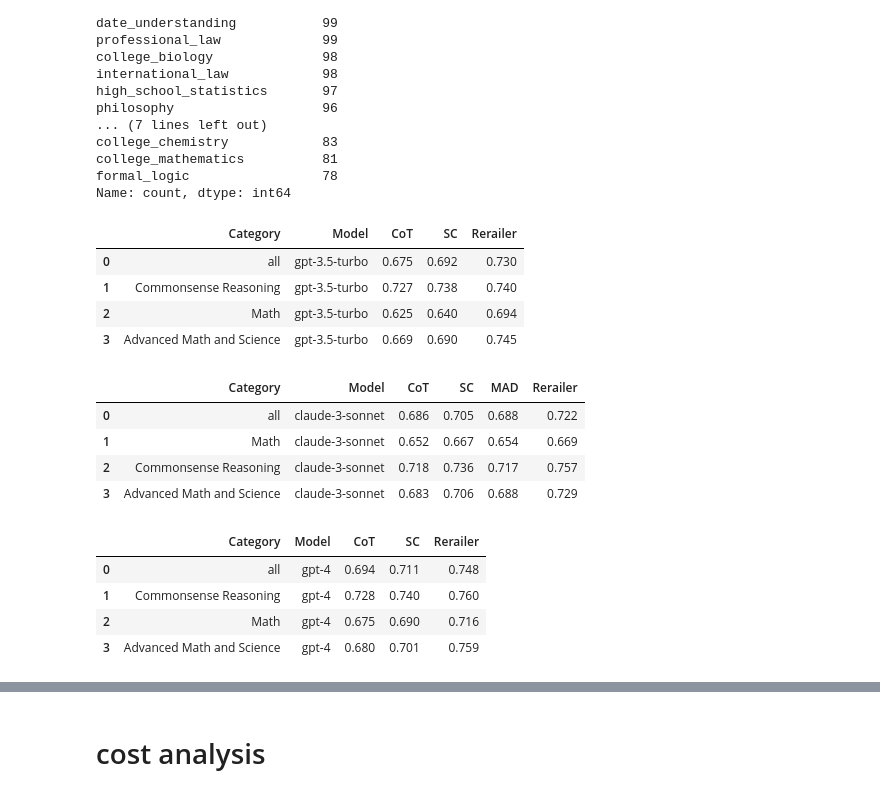
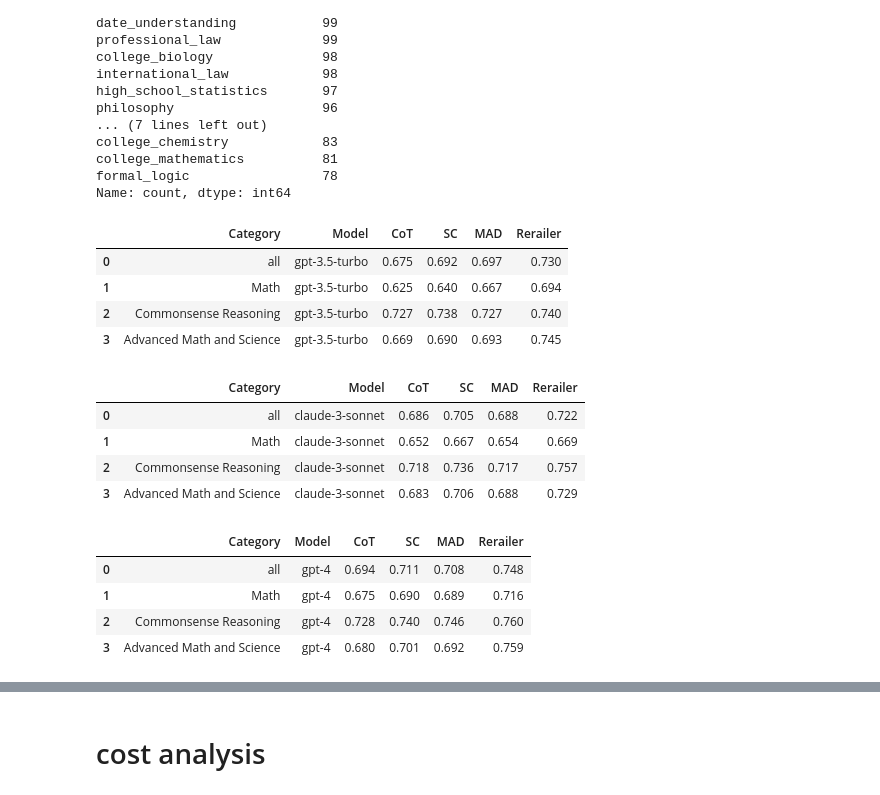
Before and after one commit to wan19990901/CoT_rerailer, a Jupyter notebook: src/Evaluation.ipynb, the cells around one changed output, grey strips where cells are left out. Cells and saved outputs as stored; diff of their text form; code cells hidden in the pictures.

```diff
--- a/src/Evaluation.ipynb
+++ b/src/Evaluation.ipynb
@@ -2,6 +2,11 @@
 import pandas as pd
 import os
 # %%
+def modify_float(num):
+    try:
+        return str(round(float(num),1))
+    except:
+        return num
 def compute_results(df):
     correctness = 0
     sc_correctness = 0
@@ -13,7 +18,7 @@ def compute_results(df):
         output_answer = row['Cot_random_answer'].lower()
         sc_answer = row['Smv_Answer'].lower()
         # judge_answer = row['Output_Answer'].lower()
-        mad_answer = row['MAD_Answer'].lower()
+        mad_answer = modify_float(row['MAD_Answer']).lower()
         rerailer_ans = row['Corrected COT Answer'].lower()
         if correct_ans == output_answer[0]:
             correctness += 1
@@ -81,23 +86,23 @@ df_4['Big_Category'] = df_4['Category'].map(reverse_mapping)
 # %%
 results_li = []
 result = compute_results(df_3)
 result['Model'] = 'gpt-3.5-turbo'
 result['Category'] = 'all'
 results_li.append(pd.DataFrame(result, index=[0]))
 for cate in set(df_3.Big_Category.tolist()):
     df_temp = df_3[df_3['Big_Category']==cate]
     result = compute_results(df_temp)
     result['Model'] = 'gpt-3.5-turbo'
     result['Category'] = cate
     results_li.append(pd.DataFrame(result, index=[0]))
-df_result_3 = pd.concat(results_li,ignore_index=True)[['Category','Model','CoT','SC','Rerailer']]
+df_result_3 = pd.concat(results_li,ignore_index=True)[['Category','Model','CoT','SC','MAD','Rerailer']]
 df_result_3
 # %% [output]
-|  | Category | Model | CoT | SC | Rerailer |
-| 0 | all | gpt-3.5-turbo | 0.675 | 0.692 | 0.730 |
-| 1 | Commonsense Reasoning | gpt-3.5-turbo | 0.727 | 0.738 | 0.740 |
-| 2 | Math | gpt-3.5-turbo | 0.625 | 0.640 | 0.694 |
-| 3 | Advanced Math and Science | gpt-3.5-turbo | 0.669 | 0.690 | 0.745 |
+|  | Category | Model | CoT | SC | MAD | Rerailer |
+| 0 | all | gpt-3.5-turbo | 0.675 | 0.692 | 0.697 | 0.730 |
+| 1 | Math | gpt-3.5-turbo | 0.625 | 0.640 | 0.667 | 0.694 |
+| 2 | Commonsense Reasoning | gpt-3.5-turbo | 0.727 | 0.738 | 0.727 | 0.740 |
+| 3 | Advanced Math and Science | gpt-3.5-turbo | 0.669 | 0.690 | 0.693 | 0.745 |
 # %%
 results_li = []
 result = compute_results(df_claude)
@@ -130,11 +135,11 @@ for cate in set(df_4.Big_Category.tolist()):
     result['Model'] = 'gpt-4'
     result['Category'] = cate
     results_li.append(pd.DataFrame(result, index=[0]))
-df_result_4 = pd.concat(results_li,ignore_index=True)[['Category','Model','CoT','SC','Rerailer']]
+df_result_4 = pd.concat(results_li,ignore_index=True)[['Category','Model','CoT','SC','MAD','Rerailer']]
 df_result_4
 # %% [output]
-|  | Category | Model | CoT | SC | Rerailer |
-| 0 | all | gpt-4 | 0.694 | 0.711 | 0.748 |
-| 1 | Commonsense Reasoning | gpt-4 | 0.728 | 0.740 | 0.760 |
-| 2 | Math | gpt-4 | 0.675 | 0.690 | 0.716 |
-| 3 | Advanced Math and Science | gpt-4 | 0.680 | 0.701 | 0.759 |
+|  | Category | Model | CoT | SC | MAD | Rerailer |
+| 0 | all | gpt-4 | 0.694 | 0.711 | 0.708 | 0.748 |
+| 1 | Math | gpt-4 | 0.675 | 0.690 | 0.689 | 0.716 |
+| 2 | Commonsense Reasoning | gpt-4 | 0.728 | 0.740 | 0.746 | 0.760 |
+| 3 | Advanced Math and Science | gpt-4 | 0.680 | 0.701 | 0.692 | 0.759 |
```
Also changed, not shown: parts of 15 cells of this notebook, 16 other files.
